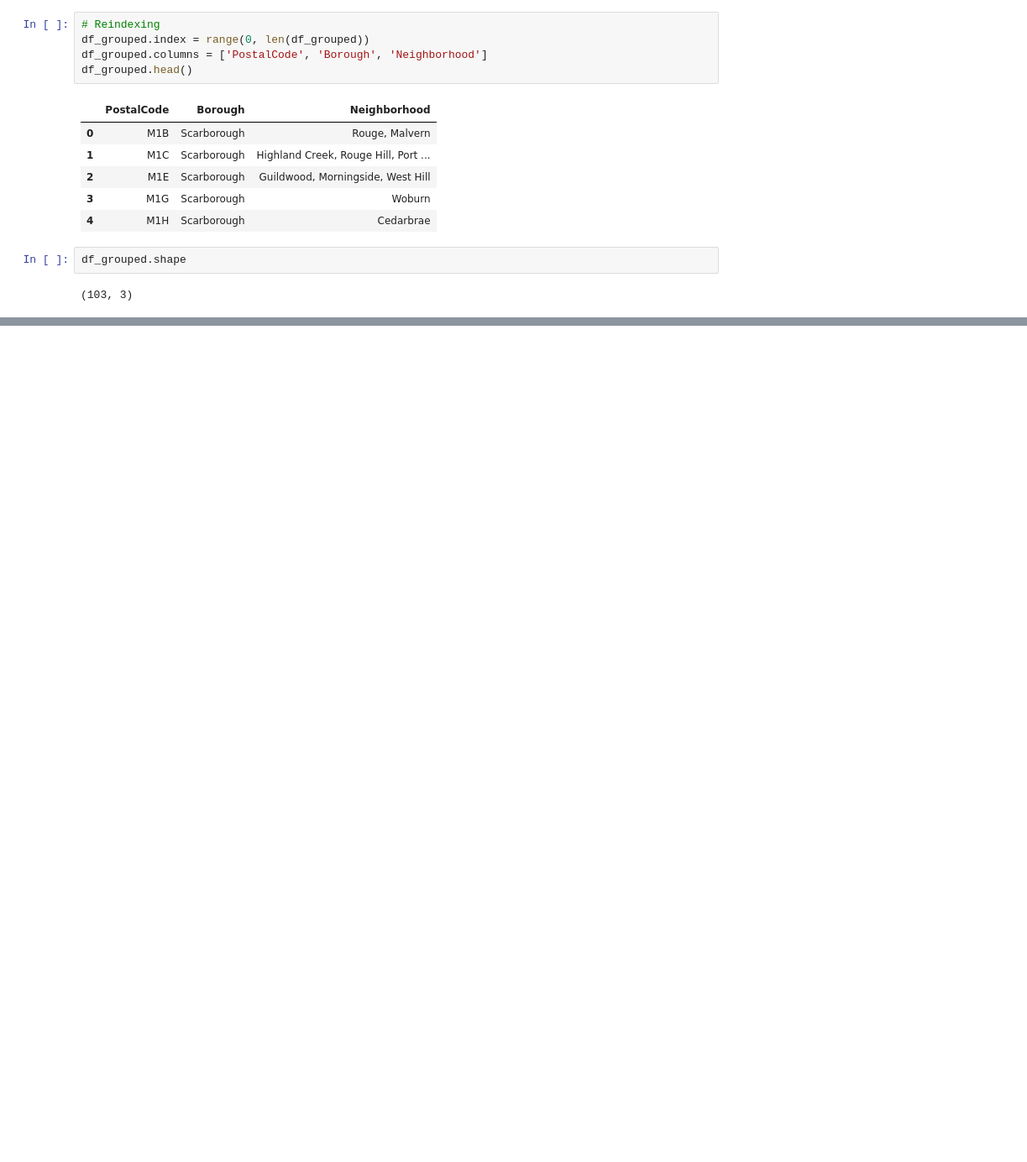
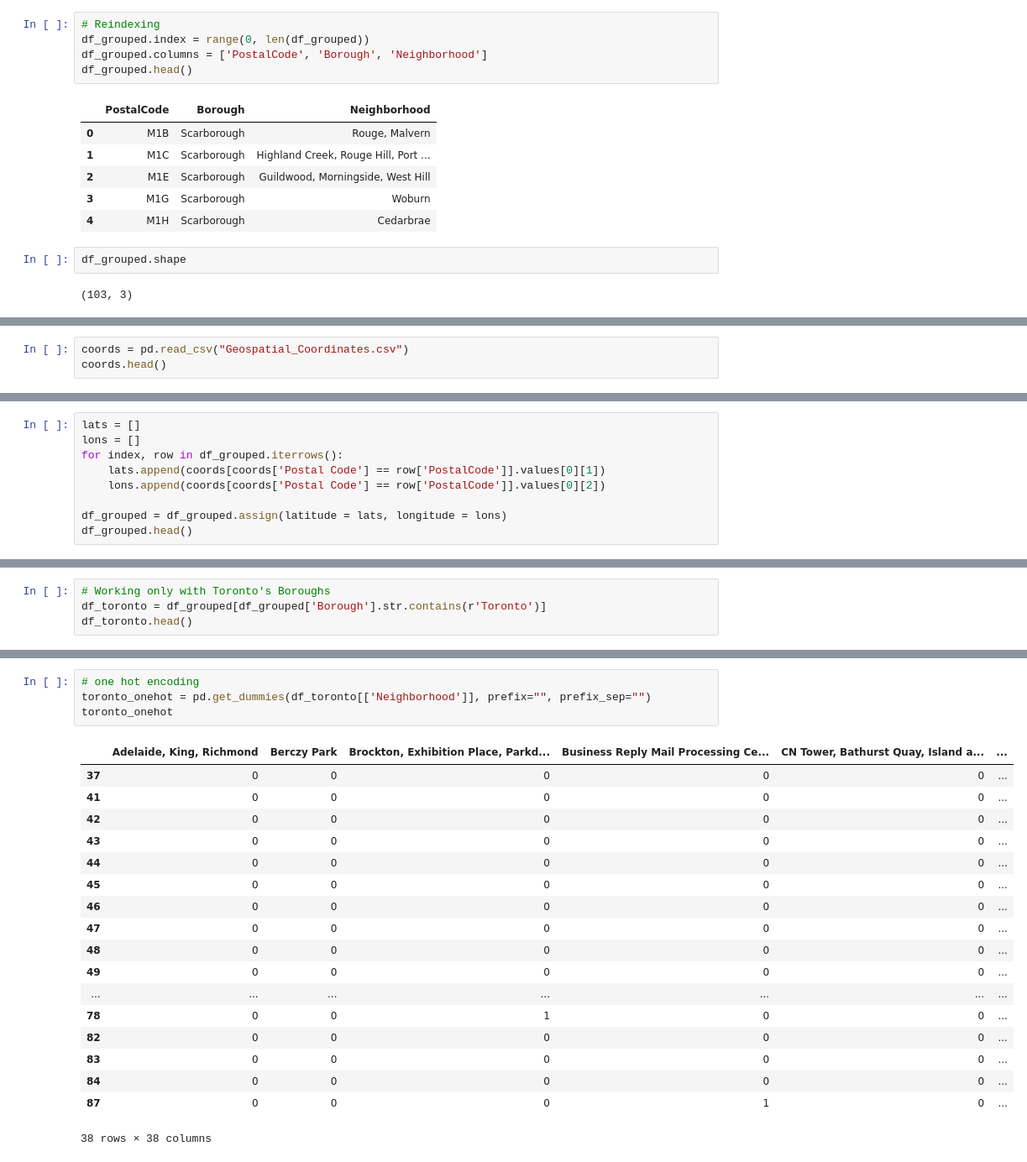
Before and after one commit to pqphone/ibm_ds_capstone, a Jupyter notebook: capstone_week3.ipynb, the cells around one changed output, grey strips where cells are left out. Shown: that part at 84% size. Saved outputs shown, nothing was run; the diff lists cells and outputs as text; blank space fills up the shorter version.

```diff
--- a/capstone_week3.ipynb
+++ b/capstone_week3.ipynb
@@ -146,0 +153,3 @@ df_grouped.shape
+# %%
+coords = pd.read_csv("Geospatial_Coordinates.csv")
+coords.head()
@@ -146,0 +163,9 @@ df_grouped.shape
+# %%
+lats = []
+lons = []
+for index, row in df_grouped.iterrows():
+    lats.append(coords[coords['Postal Code'] == row['PostalCode']].values[0][1])
+    lons.append(coords[coords['Postal Code'] == row['PostalCode']].values[0][2])
+
+df_grouped = df_grouped.assign(latitude = lats, longitude = lons)
+df_grouped.head()
@@ -146,0 +179,4 @@ df_grouped.shape
+# %%
+# Working only with Toronto's Boroughs
+df_toronto = df_grouped[df_grouped['Borough'].str.contains(r'Toronto')]
+df_toronto.head()
@@ -146,0 +190,23 @@ df_grouped.shape
+# %%
+# one hot encoding
+toronto_onehot = pd.get_dummies(df_toronto[['Neighborhood']], prefix="", prefix_sep="")
+toronto_onehot
+# %% [output]
+|  | Adelaide, King, Richmond | Berczy Park | Brockton, Exhibition Place, Parkd... | Business Reply Mail Processing Ce... | CN Tower, Bathurst Quay, Island a... | ... |
+| 37 | 0 | 0 | 0 | 0 | 0 | ... |
+| 41 | 0 | 0 | 0 | 0 | 0 | ... |
+| 42 | 0 | 0 | 0 | 0 | 0 | ... |
+| 43 | 0 | 0 | 0 | 0 | 0 | ... |
+| 44 | 0 | 0 | 0 | 0 | 0 | ... |
+| 45 | 0 | 0 | 0 | 0 | 0 | ... |
+| 46 | 0 | 0 | 0 | 0 | 0 | ... |
+| 47 | 0 | 0 | 0 | 0 | 0 | ... |
+| 48 | 0 | 0 | 0 | 0 | 0 | ... |
+| 49 | 0 | 0 | 0 | 0 | 0 | ... |
+| ... | ... | ... | ... | ... | ... | ... |
+| 78 | 0 | 0 | 1 | 0 | 0 | ... |
+| 82 | 0 | 0 | 0 | 0 | 0 | ... |
+| 83 | 0 | 0 | 0 | 0 | 0 | ... |
+| 84 | 0 | 0 | 0 | 0 | 0 | ... |
+| 87 | 0 | 0 | 0 | 1 | 0 | ... |
+38 rows × 38 columns
```
Also changed, not shown: parts of 6 cells of this notebook, 1 other file.
